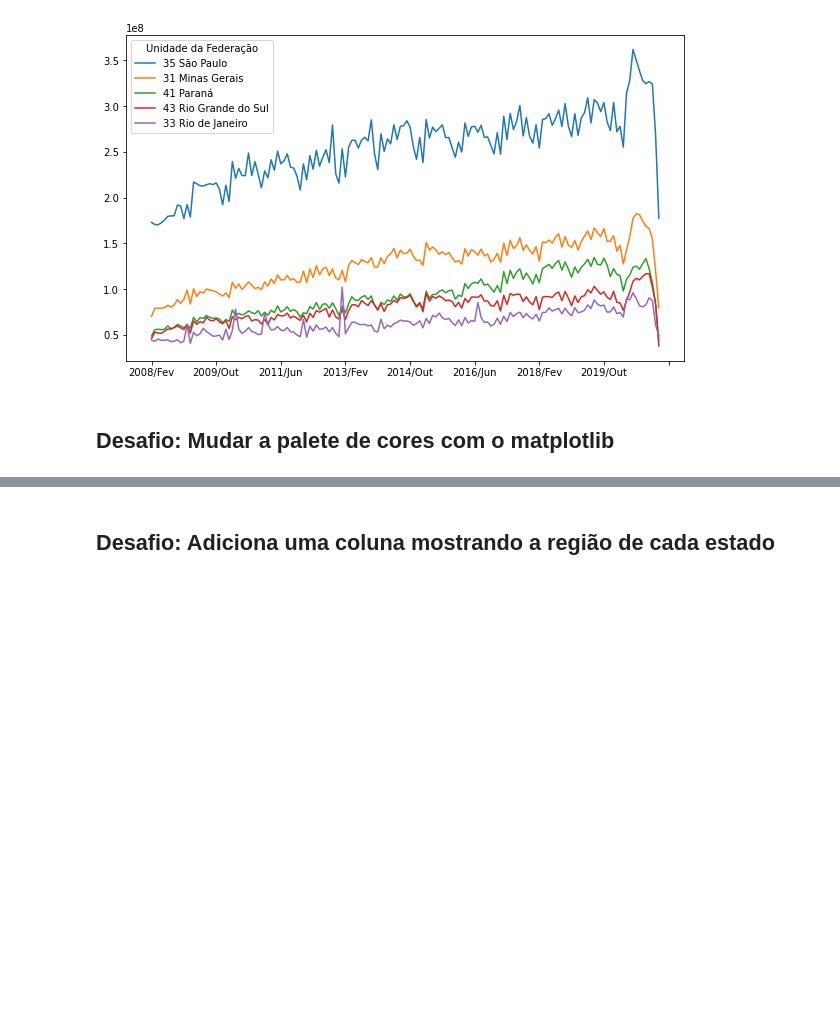
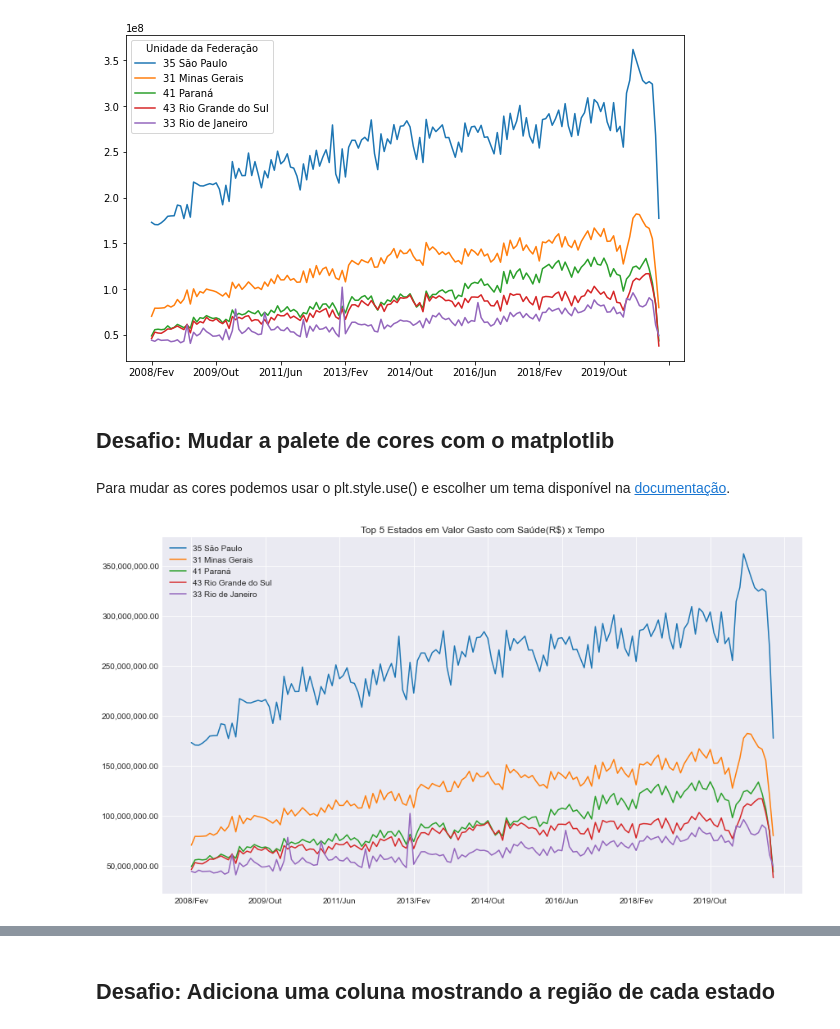
Before and after one commit to iplusl/Bootcamp_Data_Science, a Jupyter notebook: Modulo1/notebooks/Modulo1.ipynb, the cells around one changed output, grey strips where cells are left out. Drawn from its saved outputs; the diff is of its cells as text; code cells hidden in the pictures; blank space fills up the shorter version.

Commit message:
Fazendo os desafios da aula 3 e adicionando imagens no git

```diff
--- a/Modulo1/notebooks/Modulo1.ipynb
+++ b/Modulo1/notebooks/Modulo1.ipynb
@@ -596,3 +596,18 @@ ordenado_por_total.head(5).T.plot(figsize = (10,6))
 [figure]
 # %% [markdown]
 ## Desafio: Mudar a palete de cores com o matplotlib
+# %% [markdown]
+Para mudar as cores podemos usar o plt.style.use() e escolher um tema disponível na [documentação](https://matplotlib.org/stable/gallery/style_sheets/style_sheets_reference.html).
+# %%
+import matplotlib.pyplot as plt
+import matplotlib.ticker as ticker
+plt.style.use('seaborn-darkgrid')
+
+ax = ordenado_por_total.head(5).T.plot(figsize=(14,8))
+ax.yaxis.set_major_formatter(ticker.StrMethodFormatter("{x:,.2f}"))
+
+plt.title("Top 5 Estados em Valor Gasto com Saúde(R$) x Tempo")
+plt.legend(loc='upper left', ncol=1)
+plt.show()
+# %% [output]
+[figure, added]
```
Also changed, not shown: parts of 12 cells of this notebook, 1 other file.
